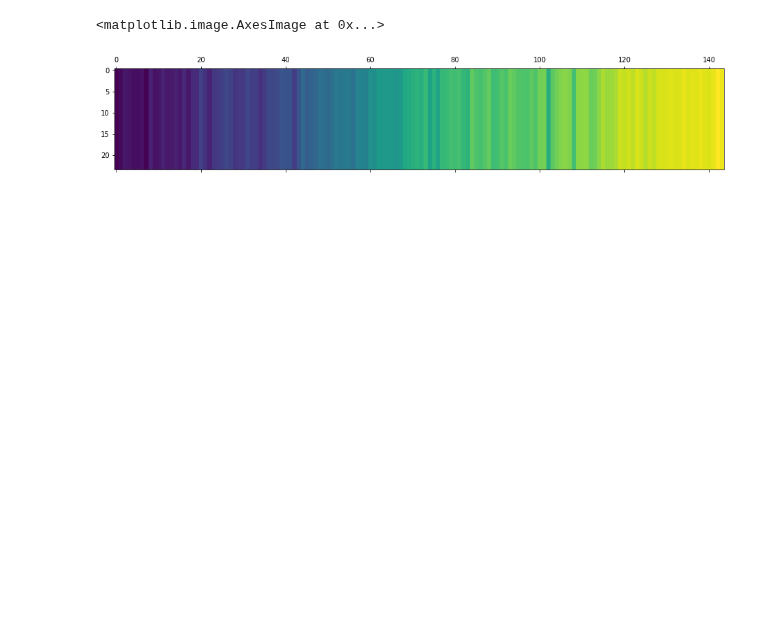
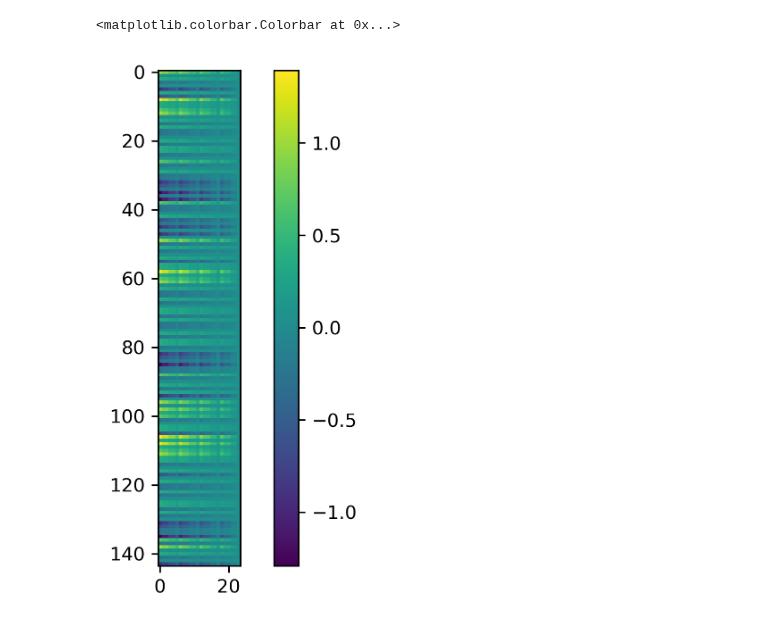
Before and after one commit to blake-holman/ED_Adversaries, a Jupyter notebook: Adversary.ipynb, the cells around one changed output. Saved outputs shown, nothing was run; the diff lists cells and outputs as text; code cells hidden in the pictures; blank space fills up the shorter version.

```diff
--- a/Adversary.ipynb
+++ b/Adversary.ipynb
@@ -3,4 +3,7 @@ import numpy as np
 import itertools
 from math import comb
 import matplotlib.pyplot as plt
+import scipy
+import matplotlib as mpl
+mpl.rcParams['figure.dpi'] = 300
 # %%
@@ -90,5 +106,22 @@ def get_adversary_matrix(n, yes_fam, no_fam):
         adv_mat = adv_mat + (target - k) * L_matrix(k, yes_fam, no_fam, n) @ H_projection(k, no_fam, n)
     return adv_mat
 # %%
-G = get_adversary_matrix(n, yes_family, no_family)
+# G = get_adversary_matrix(n, yes_family, no_family)
+target = int(n**(2/3))+1
+fig, axs = plt.subplots(target, 1)
+fig.suptitle('L_k Matrices')
+for k in range(target):
+    axs[k].imshow(L_matrix(k, yes_family, no_family, n))
+    pcm = axs[k].pcolormesh(no_space_projection(k, no_family, n))
+    fig.colorbar(pcm, ax=axs[k])
+    axs[k].set_title('k=' + str(k))
+
+plt.savefig('Pi_k.png')
+# for k in range(target):
+
+# H=no_space_projection(k, no_family, n)
+# L=L_matrix(k, yes_family, no_family, n)
+# print(np.max(L@H))
+# plt.imshow((L@H).T)
+# plt.colorbar()
 # %% [output]
@@ -112,5 +132,6 @@ blah [[-0.23570226]]
 # %%
-plt.matshow(G)
+plt.imshow(G.T)
+plt.colorbar()
 # %% [output]
-<matplotlib.image.AxesImage at 0x...>
+<matplotlib.colorbar.Colorbar at 0x...>
-[figure, old version]
+[figure, new version]
```
Also changed, not shown: parts of 3 cells of this notebook, 4 other files.
